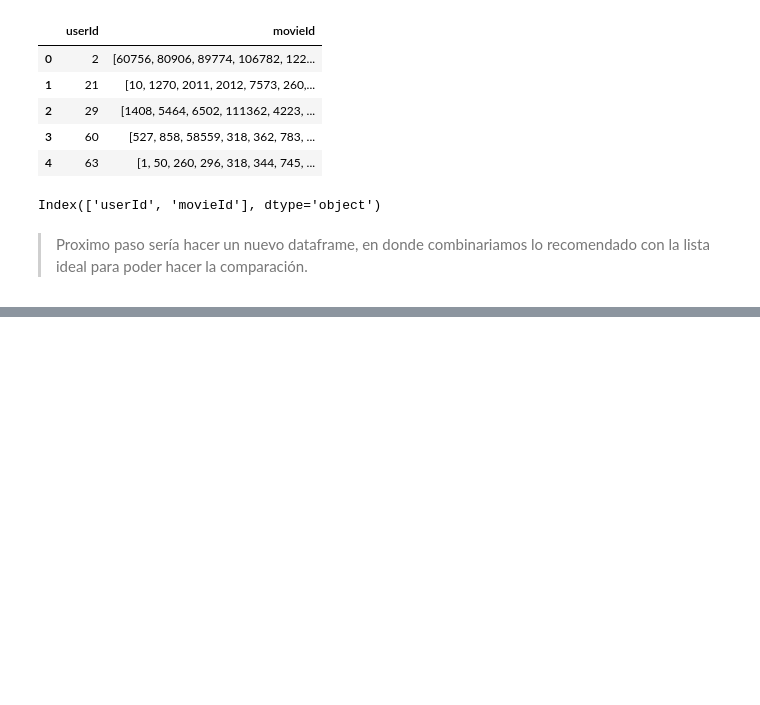
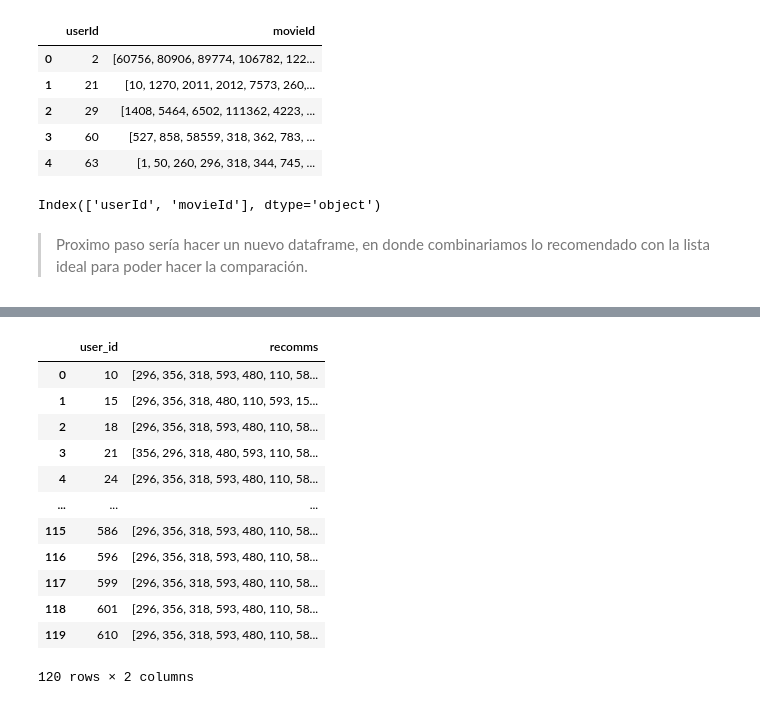
Before and after one commit to haploide/recommendation_system, a Jupyter notebook: notebooks/Entregable_3_Araoz_Bajo_Barrera.ipynb, the cells around one changed output, grey strips where cells are left out. Cells and saved outputs as stored; diff of their text form; code cells hidden in the pictures; blank space fills up the shorter version.

```diff
--- a/notebooks/Entregable_3_Araoz_Bajo_Barrera.ipynb
+++ b/notebooks/Entregable_3_Araoz_Bajo_Barrera.ipynb
@@ -603,0 +606,28 @@ mean average precision = 0.08325
+# %%
+def recommAll_test(no_recom):
+    recomms_dict = {
+        'user_id': [],
+        'recomms': []
+    }
+    for user in test.userId.unique():
+        recomms_dict['user_id'].append(user)
+        recomms_dict['recomms'].append(recomm(user, no_recom))
+    return pd.DataFrame(recomms_dict)
+# %%
+pd.options.display.max_colwidth = None
+df_test = recommAll_test(100)
+df_test
+# %% [output]
+|  | user_id | recomms |
+| 0 | 10 | [296, 356, 318, 593, 480, 110, 58... |
+| 1 | 15 | [296, 356, 318, 480, 110, 593, 15... |
+| 2 | 18 | [296, 356, 318, 593, 480, 110, 58... |
+| 3 | 21 | [356, 296, 318, 480, 593, 110, 58... |
+| 4 | 24 | [296, 356, 318, 593, 480, 110, 58... |
+| ... | ... | ... |
+| 115 | 586 | [296, 356, 318, 593, 480, 110, 58... |
+| 116 | 596 | [296, 356, 318, 593, 480, 110, 58... |
+| 117 | 599 | [296, 356, 318, 593, 480, 110, 58... |
+| 118 | 601 | [296, 356, 318, 593, 480, 110, 58... |
+| 119 | 610 | [296, 356, 318, 593, 480, 110, 58... |
+120 rows × 2 columns
```
Also changed, not shown: parts of 15 cells of this notebook.
